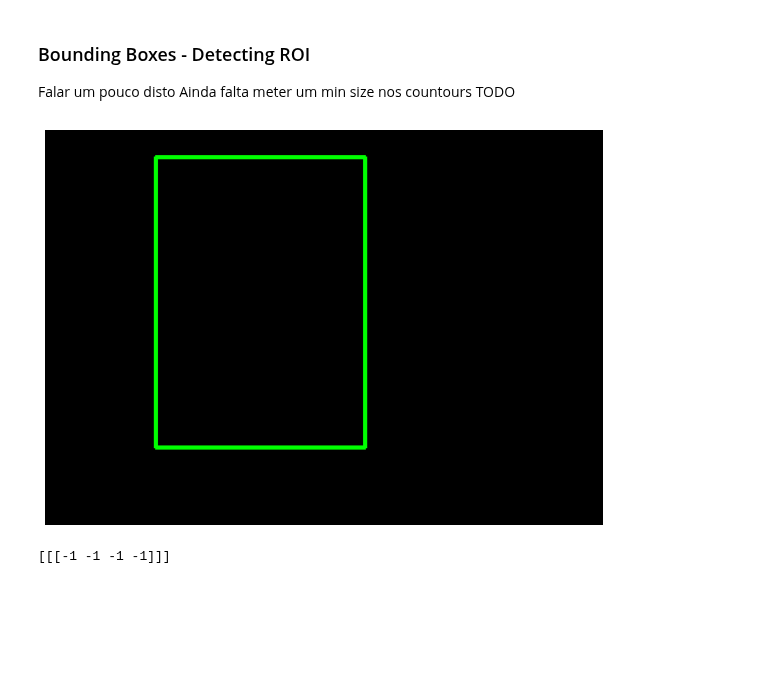
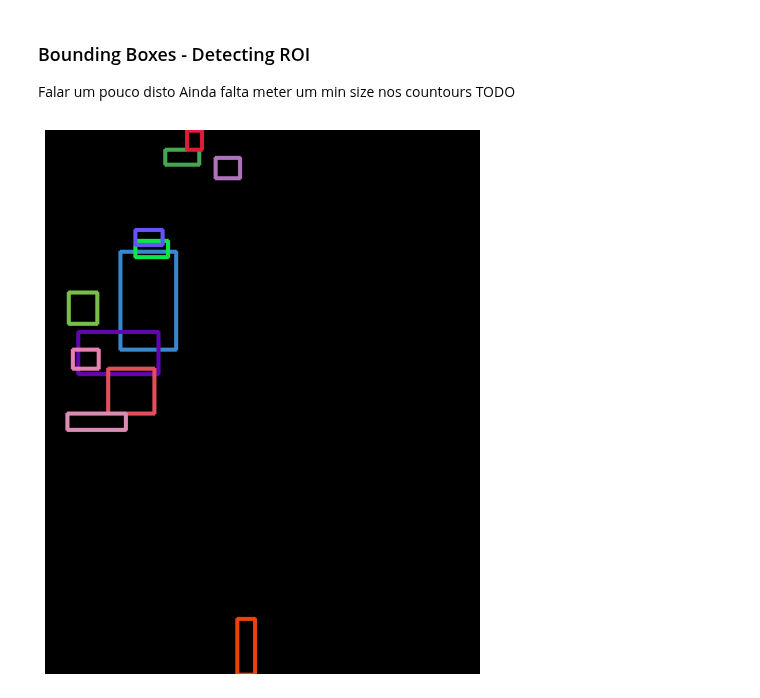
Before and after one commit to joaolucasmartins/VC2022, a Jupyter notebook: notebook.ipynb, the cells around one changed output. Drawn from its saved outputs; the diff is of its cells as text; code cells hidden in the pictures; blank space fills up the shorter version.

```diff
--- a/notebook.ipynb
+++ b/notebook.ipynb
@@ -89,7 +89,8 @@ filterType(["speedlimit"])
 ## Segmentação em áreas de interesse
 Nesta secção iremos delimitar quais as áreas em que estamos interessados em analisar. Estas regiões correspondem às que contêm os sinais. Para isso iremos usar o colorspace HSV para filtrar as cores de interesse: **azul** e **vermelho**
 # %%
-speedLimitId = filterType(["speedlimit"]).index[20]
+testImages = {"speedlimit": (7, 19, 20, 70)}
+speedLimitId = filterType(["speedlimit"]).index[7]
 speedLimit = importImage(speedLimitId)
 displayImage(speedLimit)
 # %% [output]
@@ -100,7 +101,7 @@ Usado para uniformizar cor da imagem
 # %%
 img = speedLimit
 
-segmentedRoadImg = cv.pyrMeanShiftFiltering(img, 10, 50, 100)
+segmentedRoadImg = cv.pyrMeanShiftFiltering(img, 10, 15, 100)
 
 displayImage(segmentedRoadImg)
 # %% [output]
@@ -162,23 +163,53 @@ Ainda falta meter um min size nos countours TODO
 # %%
 import random as rng
 
-img = r.copy()
-ret,thresh = cv.threshold(img,110,200,0)
-contours,hierarchy = cv.findContours(thresh, cv.RETR_EXTERNAL, 2) # TODO
+rng.seed(123)
 
-# Draw contours + hull results
+def isInsideRects(rect, rects):
+    def isInside(r1, r2):
+        (r1_x1, r1_y1, r1_w, r1_h) = r1
+        r1_x2, r1_y2 = r1_x1 + r1_w, r1_y1 + r1_h
+        (r2_x1, r2_y1, r2_w, r2_h) = r2
+        r2_x2, r2_y2 = r2_x1 + r2_w, r2_y1 + r2_h
+        return r1_x1 < r2_x1 < r2_x2 < r1_x2 and r1_y1 < r2_y1 < r2_y2 < r1_y2
+    for r in rects:
+        if isInside(r, rect):
+            return True
+    return False
+
+
+img = cv.Canny(r, 100, 100)
+MIN_SIZE = 10
+ret,thresh = cv.threshold(img,200,200,0)
+contours,hierarchy = cv.findContours(thresh, cv.RETR_EXTERNAL, cv.CHAIN_APPROX_NONE) # TODO
+
+# Get rects
+tmp_rects = []
+colors = []
 drawing = np.zeros((img.shape[0],img.shape[1], 3), dtype=np.uint8)
 for i in range(len(contours)):
     color = (rng.randint(0,256), rng.randint(0,256), rng.randint(0,256))
-    #cv.drawContours(drawing, contours, i, color)
-    #cv.drawContours(drawing, hulls, i, color)
     cnt = contours[i]
     x,y,w,h = cv.boundingRect(cnt)
-    cv.rectangle(drawing,(x,y),(x+w,y+h),(0,255,0),2)
+    rect = (x, y, w, h)
+    if (w < MIN_SIZE or h < MIN_SIZE):
+        continue
+    #cv.drawContours(drawing, contours, i, color)
+    tmp_rects.append(rect)
+    colors.append(color)
+    #cv.drawContours(drawing, hulls, i, color)
+
+tmp_rects.sort(key=lambda rect: rect[2] * rect[3], reverse=True)
+rects = []
+for rect in tmp_rects:
+    if not isInsideRects(rect, rects):
+        rects.append(rect)
+
+for i in range(len(rects)):
+    x, y, w, h = rects[i]
+    color = colors[i]
+    cv.rectangle(drawing,(x,y),(x+w,y+h),color,2)
 
 displayImage(drawing)
-
-print(hierarchy)
 # %% [output]
-[figure, old version]
+[figure, new version]
-[[[-1 -1 -1 -1]]]
```
Also changed, not shown: parts of 3 cells of this notebook.
